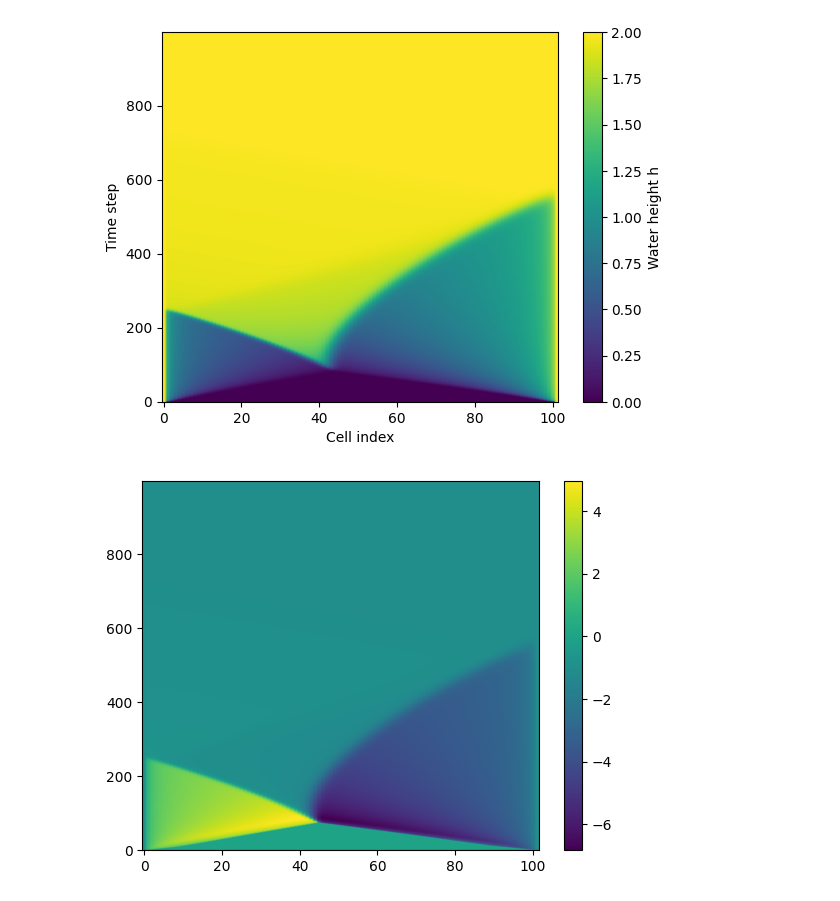
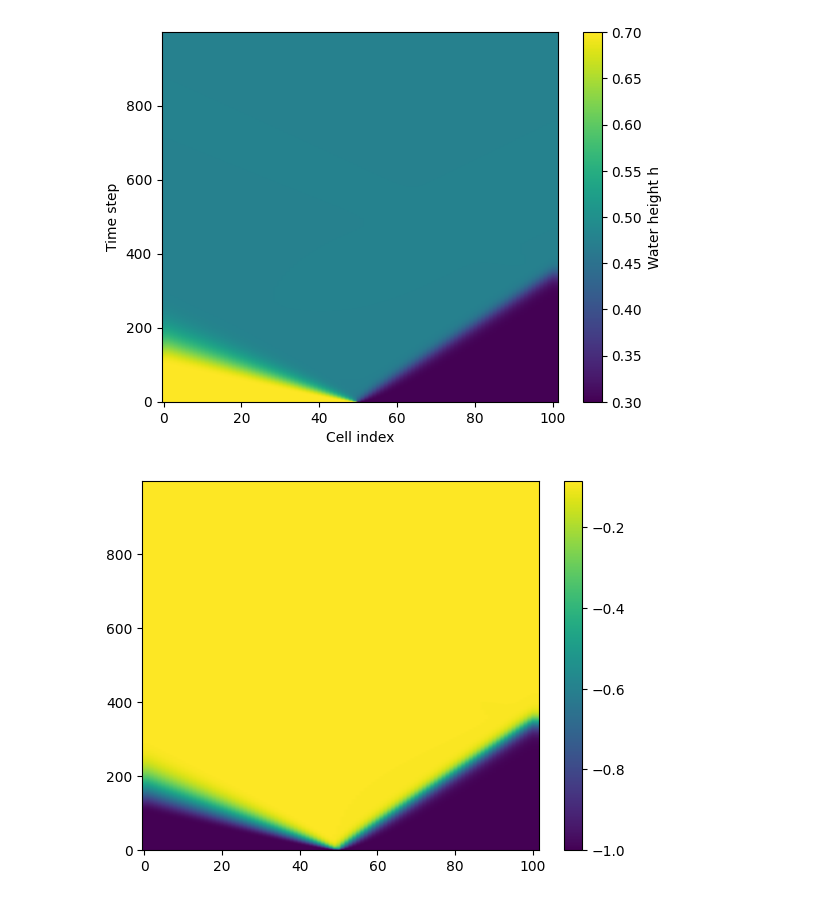
Before and after one commit to mchami02/saint-venant, a Jupyter notebook: notebooks/godunov.ipynb, the cells around one changed output. Cells and saved outputs as stored; diff of their text form; code cells hidden in the pictures.

```diff
--- a/notebooks/godunov.ipynb
+++ b/notebooks/godunov.ipynb
@@ -9,15 +9,15 @@ d_t = 0.001
 time_steps = int(T // d_t)
 
 # Boundary conditions
-left_boundary = 2
-right_boundary = 2
+left_boundary = 0.7
+right_boundary = 0.3
 
 # Initialize arrays
 h = np.zeros((time_steps, N_x + 2))
 u = np.ones((time_steps, N_x + 2)) * -1
 
 # Initial conditions
-# h[0, :] = np.ones(N_x + 2)
+# h[0, :] = np.ones(N_x + 2) *
 h[:, 0] = np.ones(time_steps ) * left_boundary
 h[:, -1] = np.ones(time_steps ) * right_boundary
 # h[:, 0] = np.linspace(left_boundary, 0, time_steps)
@@ -25,7 +25,10 @@ h[:, -1] = np.ones(time_steps ) * right_boundary
 # h[:, 0] = abs(left_boundary * np.cos(2 * np.pi * np.linspace(0, 1, time_steps)))
 # h[:, -1] = abs(right_boundary * np.sin(2 * np.pi * np.linspace(0, 1, time_steps)))
 
-# h[0, N_x//2] = 2
+h[0, 1:N_x//2] = 0.7
+# h[0, N_x//4:N_x//2] = 0.2
+# h[0, N_x//2:3*N_x//4] = 0.3
+h[0, N_x//2:-1] = 0.3
 # %%
 import matplotlib.pyplot as plt
 from matplotlib.animation import FuncAnimation
@@ -105,17 +113,31 @@ def animate_h(fps=30, skip_frames=10):
 
     return HTML(anim.to_jshtml())
 # %%
-def left_flux(i, n):
-    u_minus_half = 0.5 * (u[i, n-1] + u[i, n])
-    return u_minus_half * (h[i, n-1] if u_minus_half >= 0 else h[i, n])
+import numpy as np
 
+def flux(u):
+    return u * (1 - u)
 
-def right_flux(i, n):
-    u_plus_half = 0.5 * (u[i, n] + u[i, n+1])
-    return u_plus_half * (h[i, n] if u_plus_half >= 0 else h[i, n+1])
+h_crit = 0.5
+def godunov_flux(uL, uR):
+    if uL < uR:
+        return min(flux(uL), flux(uR))
+    elif uR > h_crit and uL > h_crit:
+        return flux(uR)
+    elif uL < h_crit and uR < h_crit:
+        return flux(uL)
+    else:
+        return flux(h_crit)
 
-def update_h(i, n):
-    h[i, n] = h[i-1, n] - (d_t / d_x) * (right_flux(i-1, n) - left_flux(i-1, n))
+def update_h(h):
+    h_new = h.copy()
+    for i in range(1, len(h)-1):
+        F_right = godunov_flux(h[i], h[i+1])
+        F_left  = godunov_flux(h[i-1], h[i])
+        h_new[i] = h[i] - (d_t/d_x) * (F_right - F_left)
+    h_new[0] = h_new[1]
+    h_new[-1] = h_new[-2]
+    return h_new
 # %%
 def solve_h():
     for i in range(1, time_steps):
@@ -144,35 +165,39 @@ def rusanov_flux(hL, uL, hR, uR):
     return 0.5*(FL + FR) - 0.5*smax*(UR - UL)
 
 def update_h_u(i):
     # compute fluxes at interfaces
     Fh = np.zeros(N_x+1)
     Fq = np.zeros(N_x+1)
     for n in range(N_x+1):
         F = rusanov_flux(h[i-1, n], u[i-1, n], h[i-1, n+1], u[i-1, n+1])
         Fh[n], Fq[n] = F[0], F[1]
 
     for n in range(1, N_x+1):
         # --- continuity ---
         h[i, n] = h[i-1, n] - (d_t / d_x) * (Fh[n] - Fh[n-1])
 
         # --- momentum ---
         q_old = h[i-1, n] * u[i-1, n]
         q_new = q_old - (d_t / d_x) * (Fq[n] - Fq[n-1])
 
         # --- recover velocity ---
         u[i, n] = q_new / (h[i, n] + 1e-6)  # note: divide by UPDATED h
+    h[i, 0] = h[i, 1]
+    h[i, -1] = h[i, -2]
+    u[i, 0] = u[i, 1]
+    u[i, -1] = u[i, -2]
 
 
 def solve_h_u():
     for i in range(1, time_steps):
         update_h_u(i)
 
 solve_h_u()
 plot_h_all()
 plot_u_all()
 # %% [output]
-[figure, old version]
+[figure, new version]
-[figure, old version]
+[figure, new version]
 # %%
 animate_h()
 # %% [output]
```
Also changed, not shown: parts of 3 cells of this notebook.
